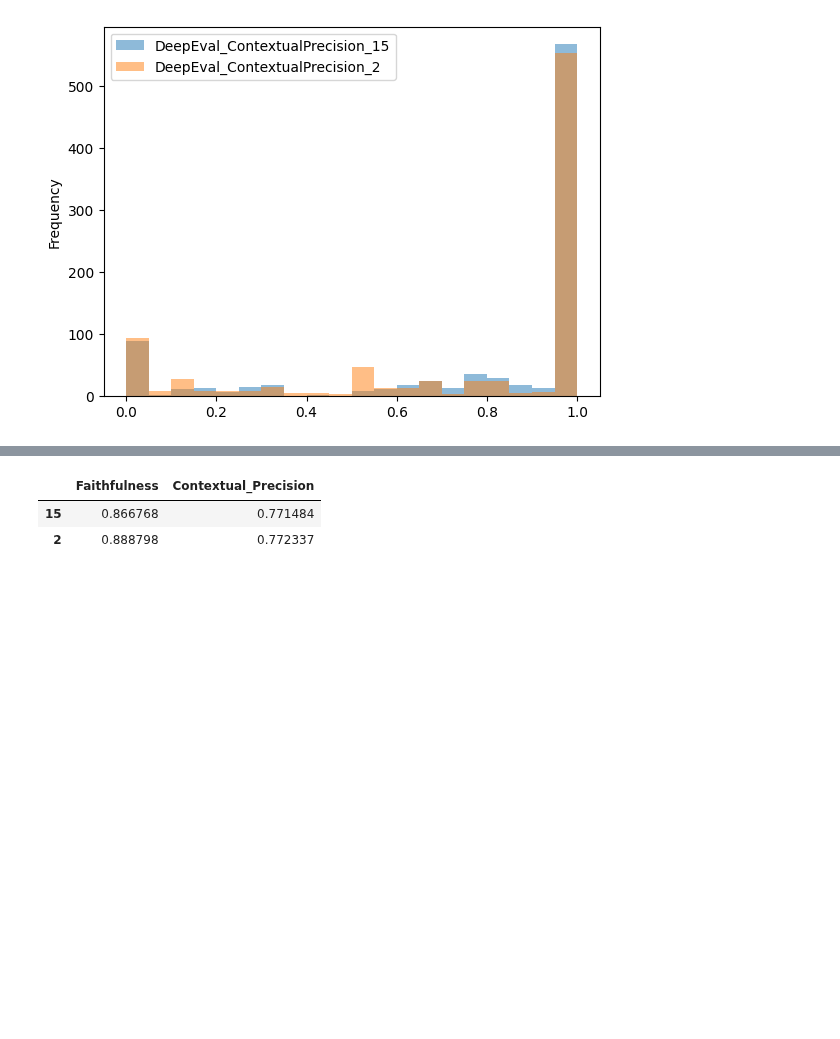
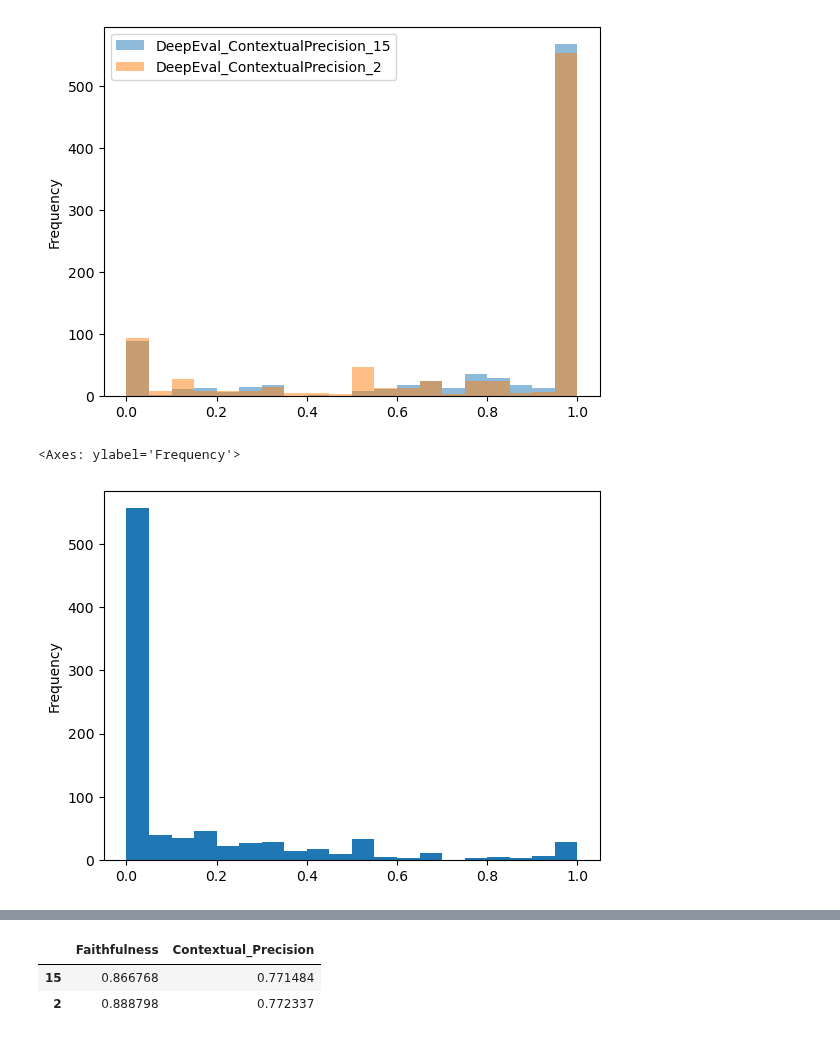
Before and after one commit to sr231/RAG-Evaluations, a Jupyter notebook: Results_Comparison.ipynb, the cells around one changed output, grey strips where cells are left out. Drawn from its saved outputs; the diff is of its cells as text; code cells hidden in the pictures; blank space fills up the shorter version.

Commit message:
continued analysis of results

```diff
--- a/Results_Comparison.ipynb
+++ b/Results_Comparison.ipynb
@@ -119,3 +120,9 @@ dpllm_results.plot.hist(column=['DeepEval_ContextualPrecision_15', 'DeepEval_Con
 # %% [output]
 <Axes: ylabel='Frequency'>
 [figure]
+# %%
+# Histogram plot of the differences between individual DeepEval Context Precision scores when only the judge LLM varies
+abs(dpllm_results['DeepEval_ContextualPrecision_15'] - dpllm_results['DeepEval_ContextualPrecision_2']).plot.hist(bins=20)
+# %% [output]
+<Axes: ylabel='Frequency'>
+[figure, added]
```
Also changed, not shown: parts of 26 cells of this notebook, 1 other file.
